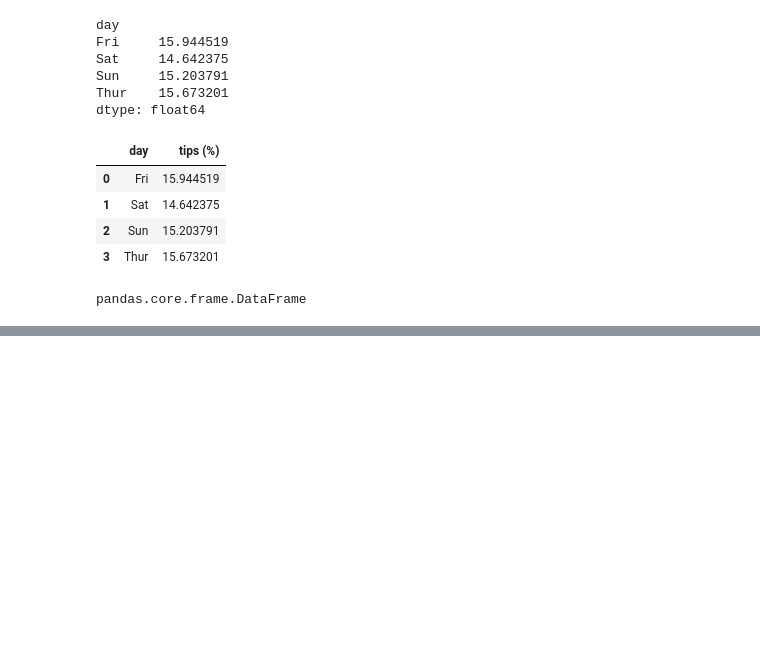
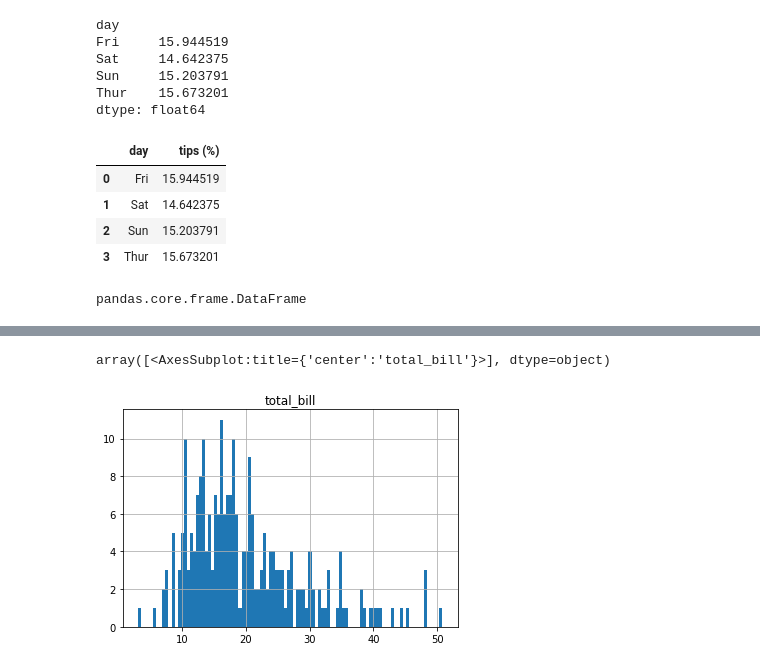
Before and after one commit to catstacks/TDADSBootcamp, a Jupyter notebook: IntroPandas.ipynb, the cells around one changed output, grey strips where cells are left out. Cells and saved outputs as stored; diff of their text form; code cells hidden in the pictures; blank space fills up the shorter version.

```diff
--- a/IntroPandas.ipynb
+++ b/IntroPandas.ipynb
@@ -129,0 +157,6 @@ tipdaypercentage.plot(kind='bar', x='day', y='tips (%)', ax = ax, color='purple'
+# %%
+fig, ax = plt.subplots()
+tipsData.hist(column='total_bill', ax=ax, bins=100)
+# %% [output]
+array([<AxesSubplot:title={'center':'total_bill'}>], dtype=object)
+[figure, added]
```
Also changed, not shown: parts of 5 cells of this notebook.
